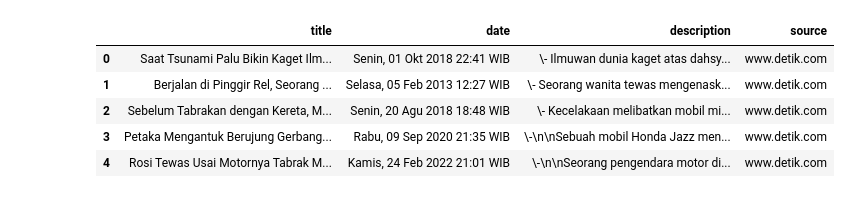
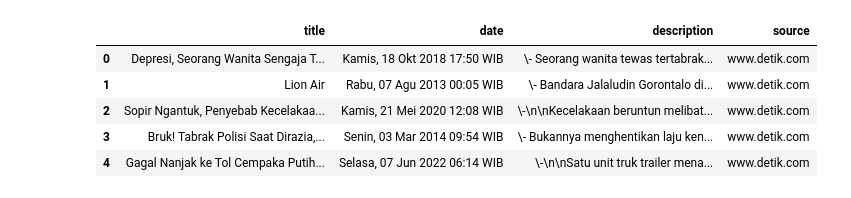
Before and after one commit to herripurba/tingkat_keparahan, a Jupyter notebook: keparahan_tes.ipynb, the cells around one changed output. Cells and saved outputs as stored; diff of their text form; code cells hidden in the pictures.

```diff
--- a/keparahan_tes.ipynb
+++ b/keparahan_tes.ipynb
@@ -5,15 +5,15 @@ from nltk import word_tokenize
 import re
 import random
 # %%
-df = pd.read_csv('df_test.csv')
+df = pd.read_csv('df_train_noPre.csv')
 df.head()
 # %% [output]
 |  | title | date | description | source |
-| 0 | Saat Tsunami Palu Bikin Kaget Ilm... | Senin, 01 Okt 2018 22:41 WIB | \- Ilmuwan dunia kaget atas dahsy... | www.detik.com |
-| 1 | Berjalan di Pinggir Rel, Seorang ... | Selasa, 05 Feb 2013 12:27 WIB | \- Seorang wanita tewas mengenask... | www.detik.com |
-| 2 | Sebelum Tabrakan dengan Kereta, M... | Senin, 20 Agu 2018 18:48 WIB | \- Kecelakaan melibatkan mobil mi... | www.detik.com |
-| 3 | Petaka Mengantuk Berujung Gerbang... | Rabu, 09 Sep 2020 21:35 WIB | \-\n\nSebuah mobil Honda Jazz men... | www.detik.com |
-| 4 | Rosi Tewas Usai Motornya Tabrak M... | Kamis, 24 Feb 2022 21:01 WIB | \-\n\nSeorang pengendara motor di... | www.detik.com |
+| 0 | Depresi, Seorang Wanita Sengaja T... | Kamis, 18 Okt 2018 17:50 WIB | \- Seorang wanita tewas tertabrak... | www.detik.com |
+| 1 | Lion Air | Rabu, 07 Agu 2013 00:05 WIB | \- Bandara Jalaludin Gorontalo di... | www.detik.com |
+| 2 | Sopir Ngantuk, Penyebab Kecelakaa... | Kamis, 21 Mei 2020 12:08 WIB | \-\n\nKecelakaan beruntun melibat... | www.detik.com |
+| 3 | Bruk! Tabrak Polisi Saat Dirazia,... | Senin, 03 Mar 2014 09:54 WIB | \- Bukannya menghentikan laju ken... | www.detik.com |
+| 4 | Gagal Nanjak ke Tol Cempaka Putih... | Selasa, 07 Jun 2022 06:14 WIB | \-\n\nSatu unit truk trailer mena... | www.detik.com |
 # %%
 ct =CRFTagger()
 ct.set_model_file('all_indo_man_tag_corpus_model.crf.tagger')
```
Also changed, not shown: parts of 5 cells of this notebook, 2 other files.
